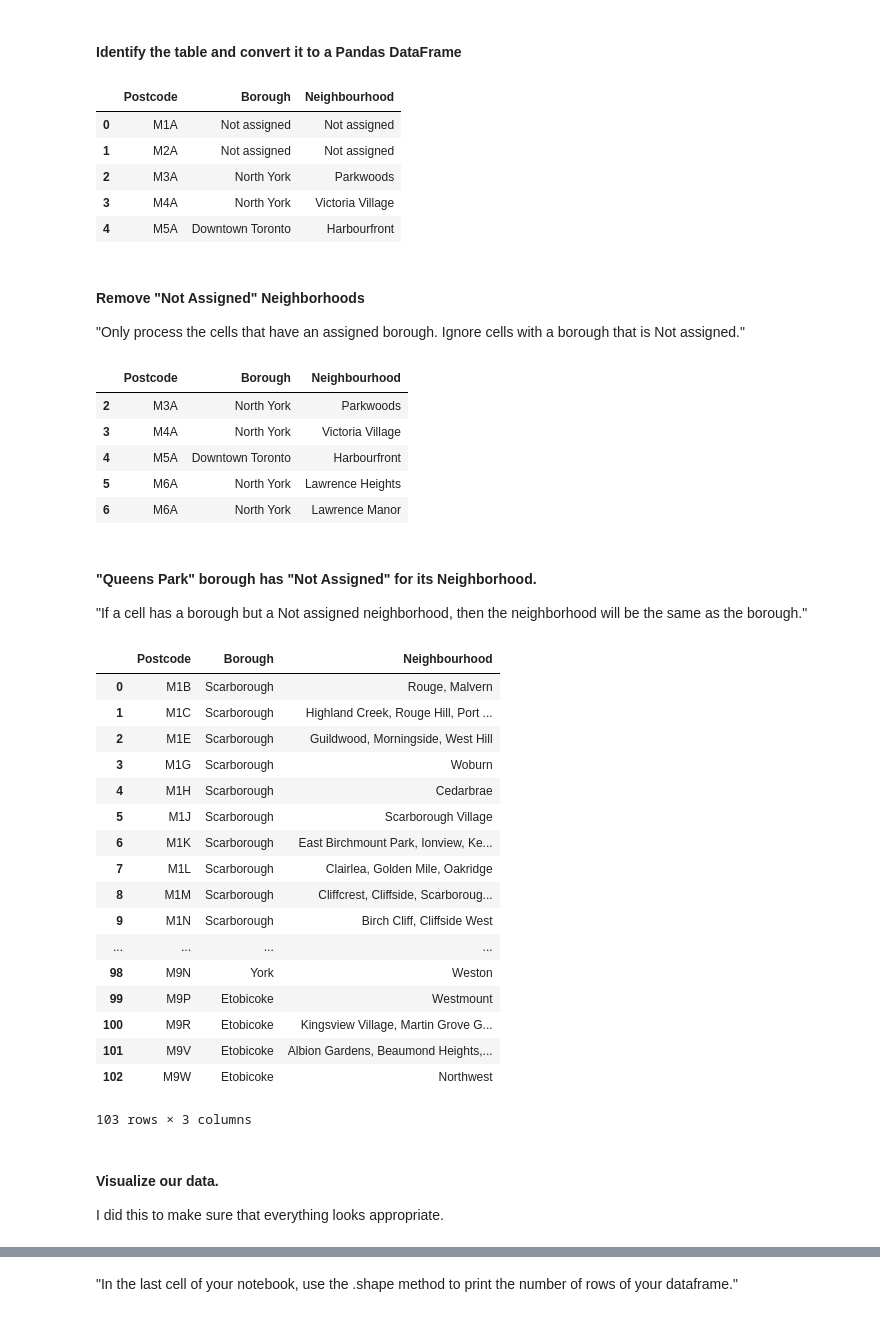
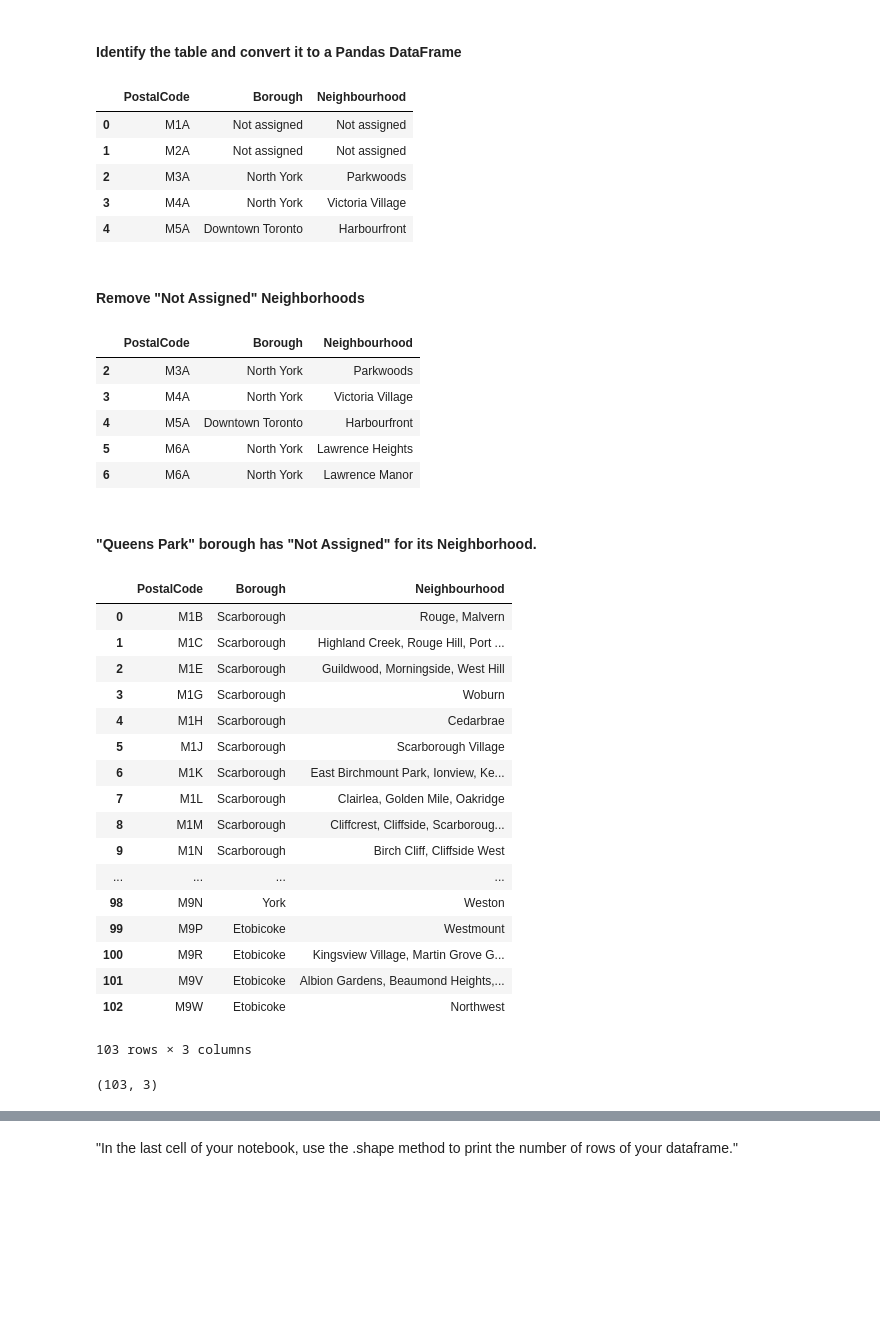
Before and after one commit to jonkmatsumo/Coursera_Capstone, a Jupyter notebook: Capstone Assignment 2.ipynb, the cells around one changed output, grey strips where cells are left out. Cells and saved outputs as stored; diff of their text form; code cells hidden in the pictures; blank space fills up the shorter version.

```diff
--- a/Capstone Assignment 2.ipynb
+++ b/Capstone Assignment 2.ipynb
@@ -58,38 +43,35 @@ soup = BeautifulSoup(url,'lxml')
 # %%
 table_post = soup.find('table')
 fields = table_post.find_all('td')
 
 postcode = []
 borough = []
 neighbourhood = []
 
 for i in range(0, len(fields), 3):
     postcode.append(fields[i].text.strip())
     borough.append(fields[i+1].text.strip())
     neighbourhood.append(fields[i+2].text.strip())
 
 df_pc = pd.DataFrame(data=[postcode, borough, neighbourhood]).transpose()
-df_pc.columns = ['Postcode', 'Borough', 'Neighbourhood']
+df_pc.columns = ['PostalCode', 'Borough', 'Neighbourhood']
 df_pc.head()
 # %% [output]
-|  | Postcode | Borough | Neighbourhood |
+|  | PostalCode | Borough | Neighbourhood |
 | 0 | M1A | Not assigned | Not assigned |
 | 1 | M2A | Not assigned | Not assigned |
 | 2 | M3A | North York | Parkwoods |
 | 3 | M4A | North York | Victoria Village |
 | 4 | M5A | Downtown Toronto | Harbourfront |
-# %% [markdown]
-#### Remove "Not Assigned" Neighborhoods
-"Only process the cells that have an assigned borough. Ignore cells with a borough that is Not assigned."
+# %% [markdown]
+#### Remove "Not Assigned" Neighborhoods
 # %%
-import numpy as np
-
 df_pc['Borough'].replace('Not assigned', np.nan, inplace=True)
 df_pc.dropna(subset=['Borough'], inplace=True)
 
 df_pc.head()
 # %% [output]
-|  | Postcode | Borough | Neighbourhood |
+|  | PostalCode | Borough | Neighbourhood |
 | 2 | M3A | North York | Parkwoods |
 | 3 | M4A | North York | Victoria Village |
 | 4 | M5A | Downtown Toronto | Harbourfront |
@@ -97,13 +79,12 @@ df_pc.head()
 | 6 | M6A | North York | Lawrence Manor |
 # %% [markdown]
 #### "Queens Park" borough has "Not Assigned" for its Neighborhood.
-"If a cell has a borough but a Not assigned neighborhood, then the neighborhood will be the same as the borough."
 # %%
-df_pcn = df_pc.groupby(['Postcode', 'Borough'])['Neighbourhood'].apply(', '.join).reset_index()
-df_pcn.columns = ['Postcode', 'Borough', 'Neighbourhood']
+df_pcn = df_pc.groupby(['PostalCode', 'Borough'])['Neighbourhood'].apply(', '.join).reset_index()
+df_pcn.columns = ['PostalCode', 'Borough', 'Neighbourhood']
 df_pcn
 # %% [output]
-|  | Postcode | Borough | Neighbourhood |
+|  | PostalCode | Borough | Neighbourhood |
 | 0 | M1B | Scarborough | Rouge, Malvern |
 | 1 | M1C | Scarborough | Highland Creek, Rouge Hill, Port ... |
 | 2 | M1E | Scarborough | Guildwood, Morningside, West Hill |
@@ -121,6 +102,7 @@ df_pcn
 | 101 | M9V | Etobicoke | Albion Gardens, Beaumond Heights,... |
 | 102 | M9W | Etobicoke | Northwest |
 103 rows × 3 columns
-# %% [markdown]
-#### Visualize our data.
-I did this to make sure that everything looks appropriate.
+# %%
+df_pcn.shape
+# %% [output]
+(103, 3)
```
Also changed, not shown: parts of 7 cells of this notebook.
